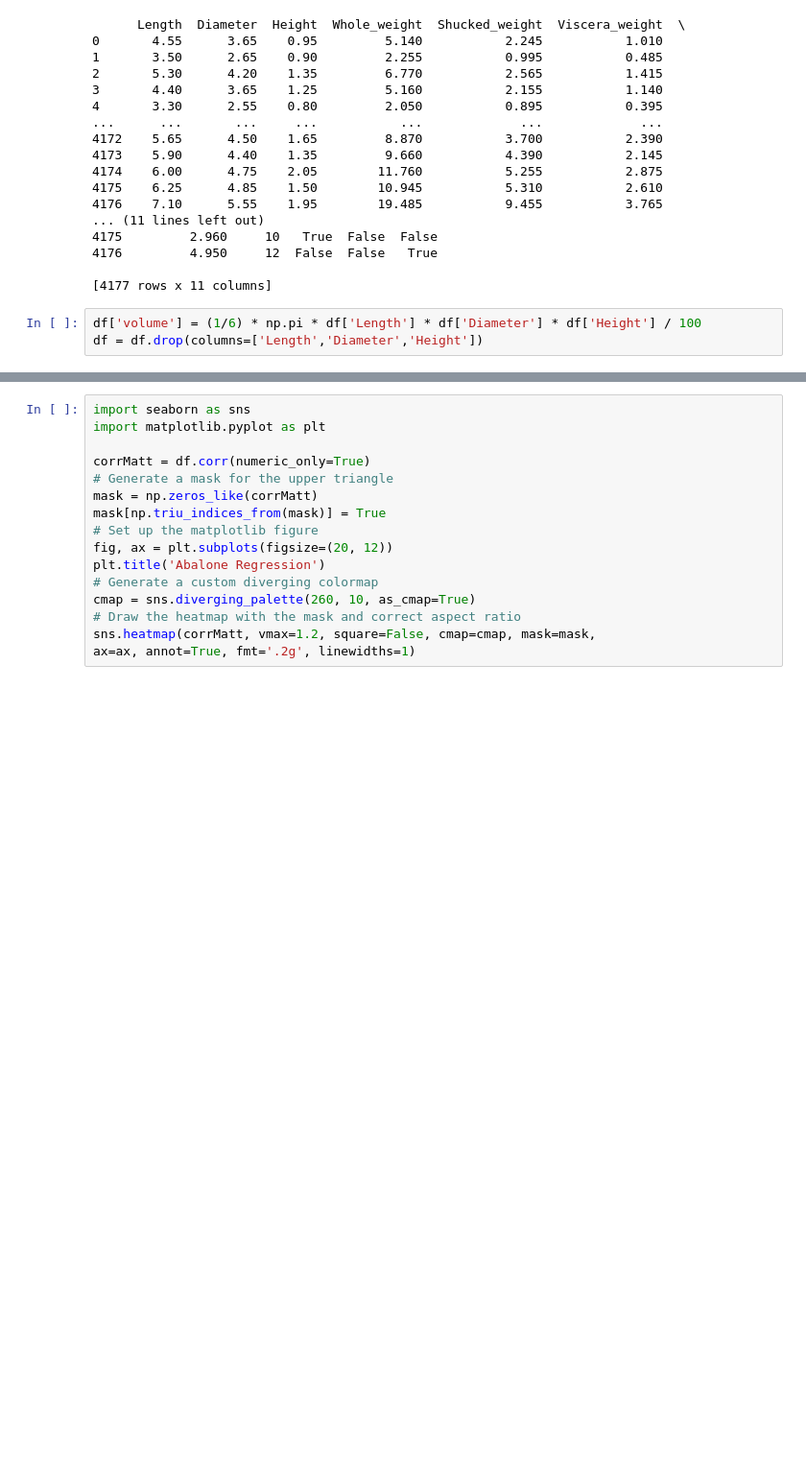
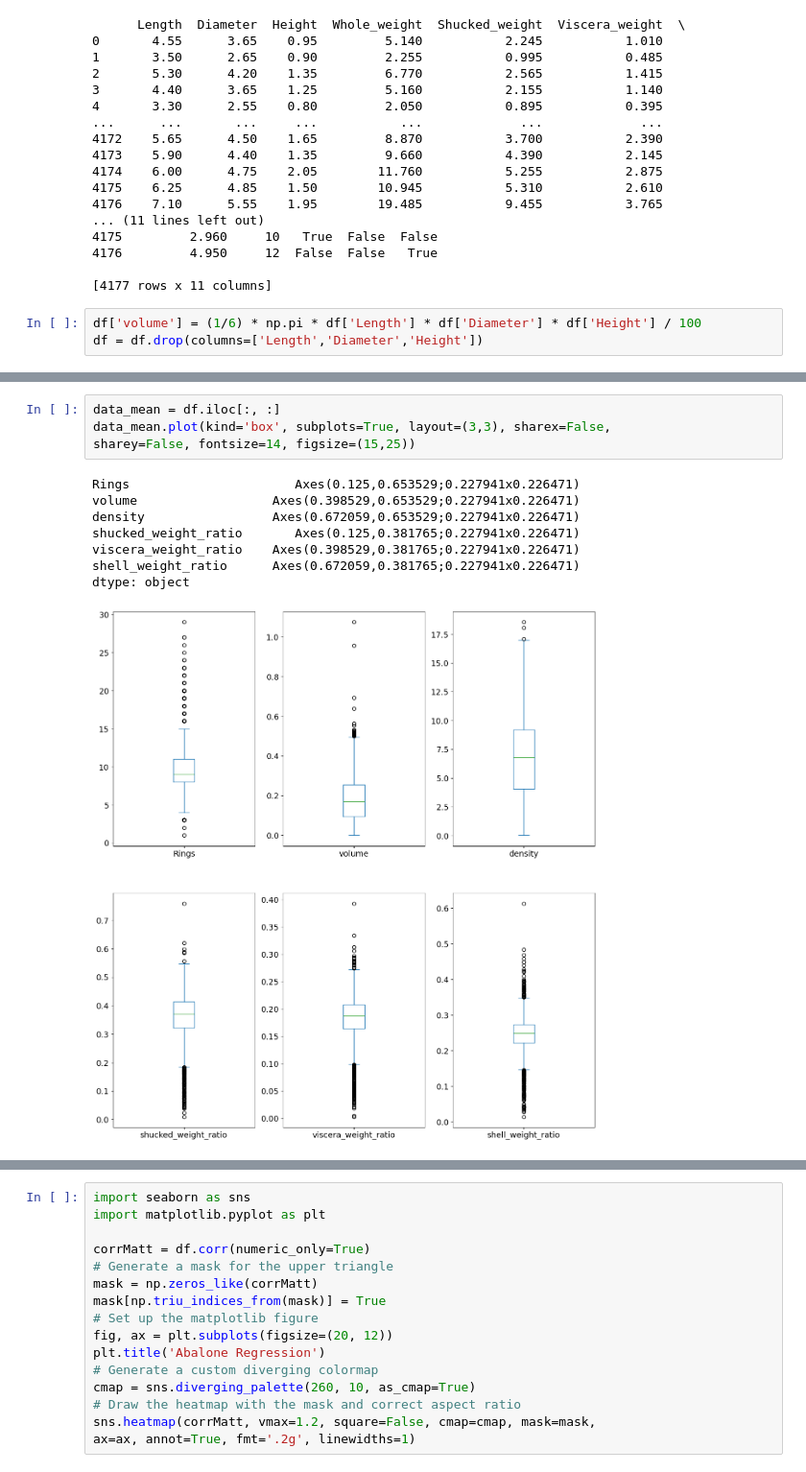
Before and after one commit to CloudSkytec/ML-CW1, a Jupyter notebook: Yuhong Y/abalone.ipynb, the cells around one changed output, grey strips where cells are left out. Shown at 96% size. Saved outputs shown, nothing was run; the diff lists cells and outputs as text; blank space fills up the shorter version.

```diff
--- a/Yuhong Y/abalone.ipynb
+++ b/Yuhong Y/abalone.ipynb
@@ -69,3 +78,16 @@ df = df.drop(columns=['Shell_weight'])
+# %%
+data_mean = df.iloc[:, :]
+data_mean.plot(kind='box', subplots=True, layout=(3,3), sharex=False,
+sharey=False, fontsize=14, figsize=(15,25))
+# %% [output]
+Rings                      Axes(0.125,0.653529;0.227941x0.226471)
+volume                  Axes(0.398529,0.653529;0.227941x0.226471)
+density                 Axes(0.672059,0.653529;0.227941x0.226471)
+shucked_weight_ratio       Axes(0.125,0.381765;0.227941x0.226471)
+viscera_weight_ratio    Axes(0.398529,0.381765;0.227941x0.226471)
+shell_weight_ratio      Axes(0.672059,0.381765;0.227941x0.226471)
+dtype: object
+[figure, added]
 # %%
 from sklearn.preprocessing import MinMaxScaler
 
```
Also changed, not shown: parts of 4 cells of this notebook.
